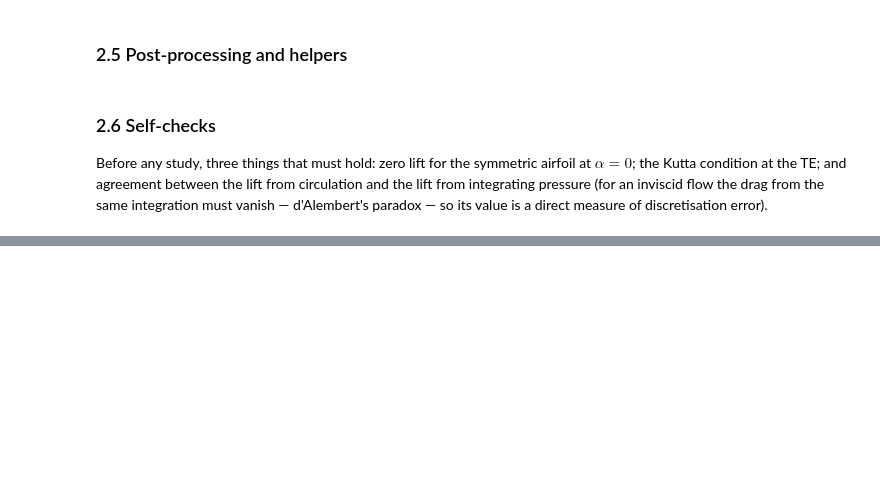
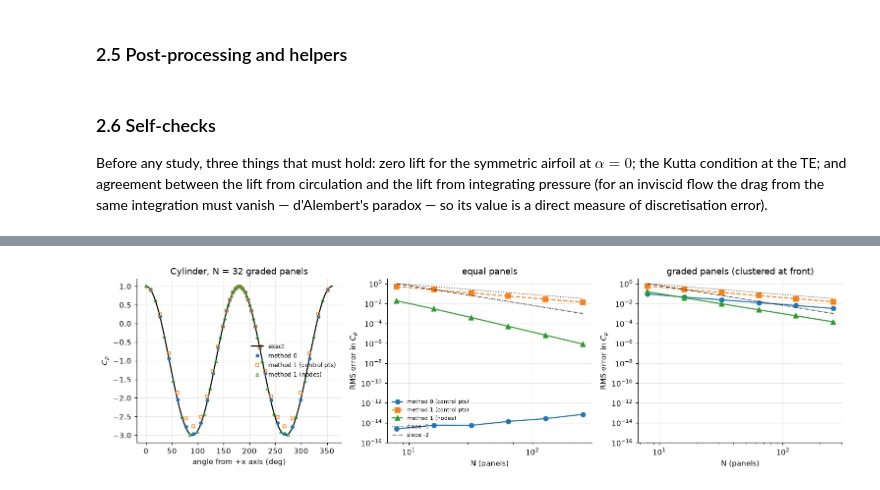
Before and after one commit to Bala-Surya-127/AE611_2026, a Jupyter notebook: SC26M009_VPM.ipynb, the cells around one changed output, grey strips where cells are left out. Drawn from its saved outputs; the diff is of its cells as text; code cells hidden in the pictures; blank space fills up the shorter version.

Commit message:
Verification on a circular cylinder

```diff
--- a/SC26M009_VPM.ipynb
+++ b/SC26M009_VPM.ipynb
@@ -177,12 +164,6 @@ def naca4_points(code, N, distribution="cosine"):
 ### 2.2 Influence of a panel on a control point (shared by both methods)
 # %%
 def _panel_frame_terms(xb, yb, xc, yc, S, theta):
-    """For every pair (i, j): the control point i seen in the frame of panel j.
-        xi, eta : coordinates (xi along panel j starting at its first node, eta along its normal)
-        dphi    : phi2 - phi1, the angle subtended by panel j at point i
-        L       : ln(r2 / r1)
-    The diagonal (i = j) is the limit of a point approaching the mid-point of the panel
-    from the OUTER side (eta -> 0+):  xi = S/2, eta = 0, dphi = pi, L = 0."""
     dx = xc[:, None] - xb[None, :-1]
     dy = yc[:, None] - yb[None, :-1]
     c, s = np.cos(theta)[None, :], np.sin(theta)[None, :]
@@ -197,9 +178,7 @@ def _panel_frame_terms(xb, yb, xc, yc, S, theta):
 
 
 def _to_panel_i(u_xi, u_eta, theta):
-    """Rotate velocity components given in the frame of panel j into the normal and
-    tangential directions of panel i.  Returns (normal, tangential) matrices."""
-    d = theta[None, :] - theta[:, None]                      # theta_j - theta_i
+    d = theta[None, :] - theta[:, None]
     normal = u_xi * np.sin(d) + u_eta * np.cos(d)
     tangent = u_xi * np.cos(d) - u_eta * np.sin(d)
     return normal, tangent
@@ -362,0 +386,26 @@ Cl from Kutta-Joukowski = 1.1188,  from pressure integration = 1.1100,  Cd (d'Al
+# %%
+fig, ax = plt.subplots(1, 3, figsize=(14, 4.0))
+N = 32
+xb, yb = cylinder_points(N, 1.0, 0.6)
+r0 = vortex_panel_method_0(xb, yb, 0.0, closed_body=True)
+r1 = vortex_panel_method_1(xb, yb, 0.0, closed_body=True)
+phi = np.linspace(0, 2 * np.pi, 400)
+ax[0].plot(np.degrees(phi), 1 - 4 * np.sin(phi)**2, "k", lw=1.5, label="exact")
+ax[0].plot(np.degrees(np.mod(np.arctan2(r0["yc"], r0["xc"]), 2*np.pi)), r0["Cp"], "o", ms=4, label="method 0")
+ax[0].plot(np.degrees(np.mod(np.arctan2(r1["yc"], r1["xc"]), 2*np.pi)), r1["Cp"], "s", ms=4, mfc="none", label="method 1 (control pts)")
+ax[0].plot(np.degrees(np.mod(np.arctan2(yb[:-1], xb[:-1]), 2*np.pi)), r1["Cp_nodes"][:-1], "^", ms=4, mfc="none", label="method 1 (nodes)")
+ax[0].set(xlabel="angle from +x axis (deg)", ylabel="$C_p$", title="Cylinder, N = 32 graded panels")
+ax[0].legend(fontsize=8)
+
+mk = {"method 0 (control pts)": "o-", "method 1 (control pts)": "s--", "method 1 (nodes)": "^-"}
+for a, case in zip(ax[1:], cases):
+    for lab, st in mk.items():
+        e = np.maximum(cyl_err[(case, lab)], 1e-16)
+        a.loglog(Ns, e, st, label=lab)
+    a.loglog(Ns, 1.0 * (Ns[0] / Ns), "k:", lw=0.8, label="slope -1")
+    a.loglog(Ns, 1.0 * (Ns[0] / Ns)**2, "k-.", lw=0.8, label="slope -2")
+    a.set(xlabel="N (panels)", ylabel="RMS error in $C_p$", title=case, ylim=(1e-16, 3))
+ax[1].legend(fontsize=7, loc="lower left")
+plt.tight_layout(); plt.show()
+# %% [output]
+[figure, added]
```
Also changed, not shown: parts of 24 cells of this notebook.
